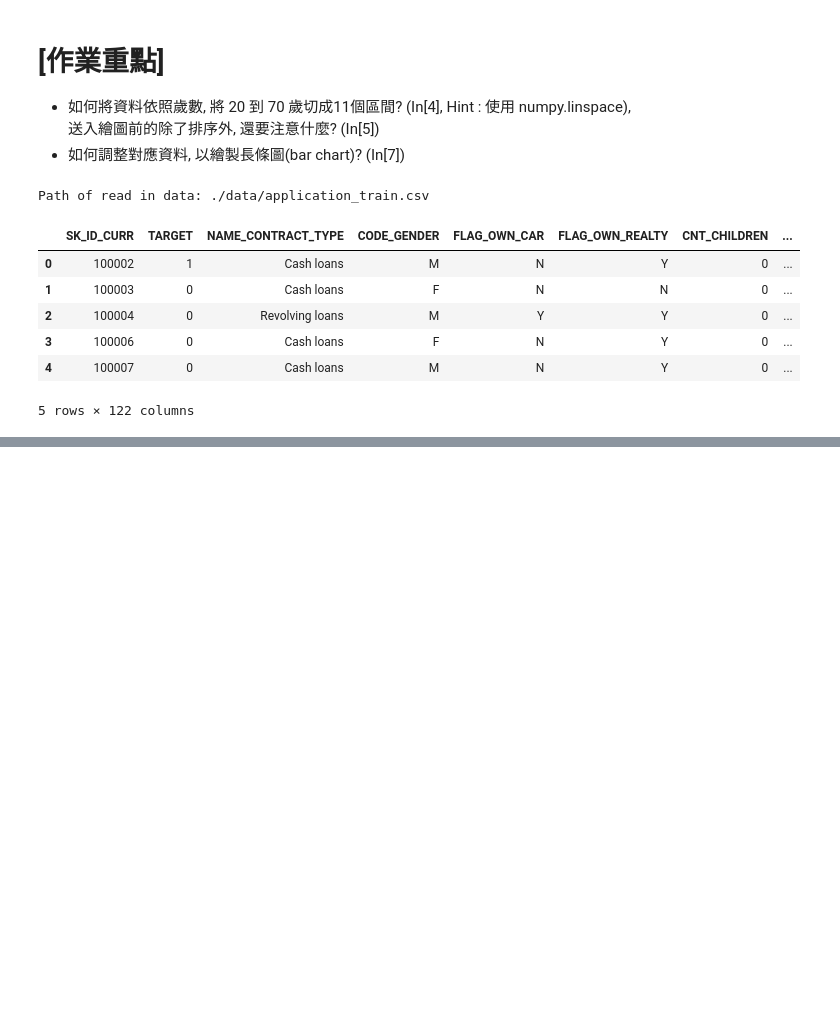
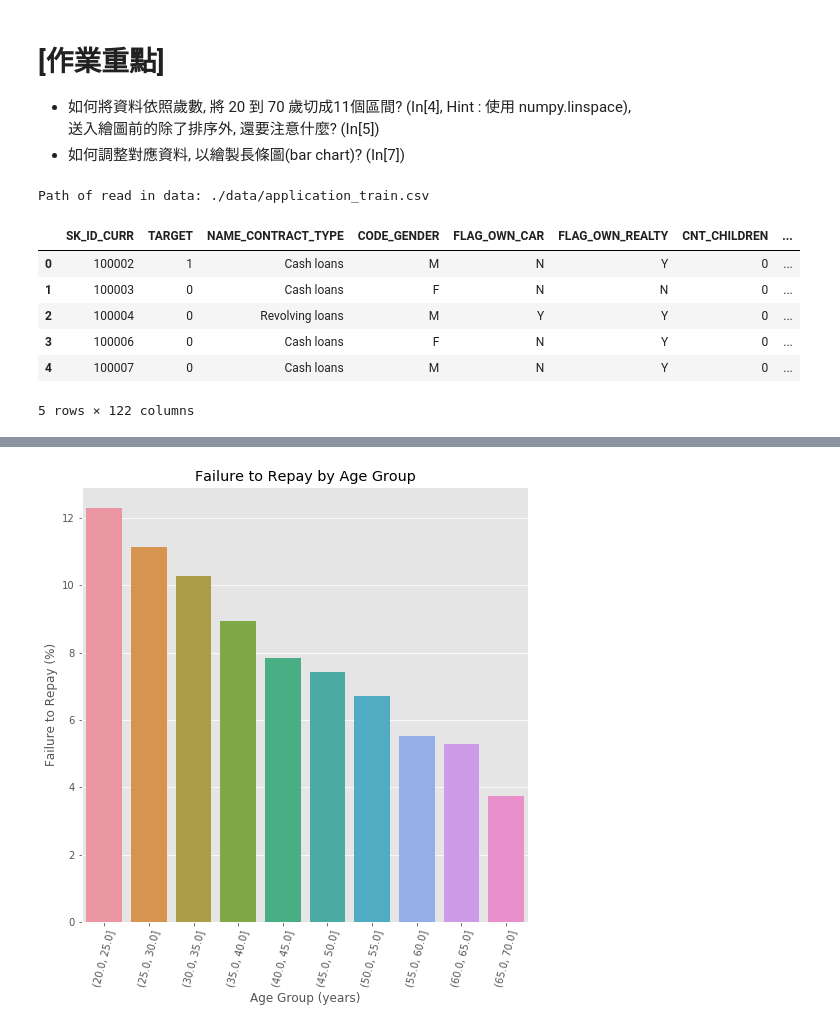
Before and after one commit to tgnco1218/2nd-ML100Days, a Jupyter notebook: homework/Day_011_HW.ipynb, the cells around one changed output, grey strips where cells are left out. Cells and saved outputs as stored; diff of their text form; code cells hidden in the pictures; blank space fills up the shorter version.

```diff
--- a/homework/Day_011_HW.ipynb
+++ b/homework/Day_011_HW.ipynb
@@ -82,12 +117,16 @@ age_groups
 # %%
 plt.figure(figsize = (8, 8))
 
 # 以年齡區間為 x, target 為 y 繪製 barplot
-#Your Code Here
-px =
-py =
+"""
+Your Code Here
+"""
+px = age_groups.index.astype(str)
+py = 100 * age_groups['TARGET']
 sns.barplot(px, py)
 
 # Plot labeling
 plt.xticks(rotation = 75); plt.xlabel('Age Group (years)'); plt.ylabel('Failure to Repay (%)')
 plt.title('Failure to Repay by Age Group');
+# %% [output]
+[figure, added]
```
Also changed, not shown: parts of 3 cells of this notebook, 2 other files.
